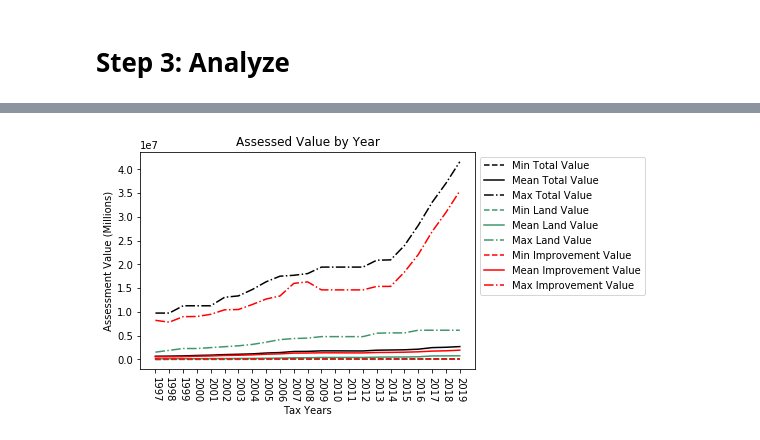
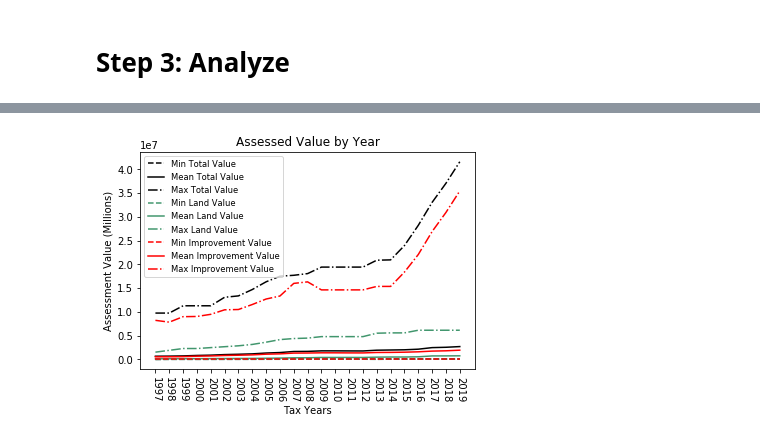
Before and after one commit to strmwtr/downtown_assessments, a Jupyter notebook: Downtown Assessments.ipynb, the cells around one changed output, grey strips where cells are left out. Saved outputs shown, nothing was run; the diff lists cells and outputs as text; code cells hidden in the pictures.

```diff
--- a/Downtown Assessments.ipynb
+++ b/Downtown Assessments.ipynb
@@ -87,20 +91,15 @@ Real Estate (All Assessments) Dataset : http://opendata.charlottesville.org/data
 * Copy the Query URL link and augment the link to match your query
 * Use the augmented link to pull data directly from the Open Data portal using the code below
 # %%
-# importing the requests library
-import requests
-
 formatted_pins = [f'%27{x}%27' for x in df['PIN'].unique()]
 formatted_pins_1 = formatted_pins
 formatted_pins_1 = ','.join(formatted_pins_1)
 
-url1 = f"https://gisweb.charlottesville.org/arcgis/rest/services/OpenData_2/MapServer/2/query?where=UPPER(ParcelNumber)%20in%20({formatted_pins_1})%20&outFields=ParcelNumber,LandValue,ImprovementValue,TotalValue,TaxYear&outSR=4326&f=json"
+assessment_url = f"https://gisweb.charlottesville.org/arcgis/rest/services/OpenData_2/MapServer/2/query?where=UPPER(ParcelNumber)%20in%20({formatted_pins_1})%20&outFields=ParcelNumber,LandValue,ImprovementValue,TotalValue,TaxYear&outSR=4326&f=json"
 
-r1 = requests.get(url1)
+assessment_request = requests.get(assessment_url)
 
-d1 = r1.json()
-
-#print(r1)
+d1 = assessment_request.json()
 # %% [markdown]
 After testing the requests.get(url), I can request up to 120 parcels at a time before recieving a 404 Error. I have 126 parcels of interest. I will break my request up into 2 parts, [:75] and [75:].
 # %% [markdown]
@@ -177,26 +154,24 @@ assessment_chart_df
 # %%
-from matplotlib import pyplot as plt
-
 plt.plot(assessment_chart_df['Tax Year'], assessment_chart_df['Min Total Value'], linestyle = '--', color = '#000000', label='Min Total Value')
 plt.plot(assessment_chart_df['Tax Year'], assessment_chart_df['Mean Total Value'], linestyle = '-', color = '#000000', label='Mean Total Value')
 plt.plot(assessment_chart_df['Tax Year'], assessment_chart_df['Max Total Value'], linestyle = '-.', color = '#000000', label='Max Total Value')
 
 plt.plot(assessment_chart_df['Tax Year'], assessment_chart_df['Min Land Value'], linestyle = '--', color = '#41966d',  label='Min Land Value')
 plt.plot(assessment_chart_df['Tax Year'], assessment_chart_df['Mean Land Value'], linestyle = '-', color = '#41966d', label='Mean Land Value')
 plt.plot(assessment_chart_df['Tax Year'], assessment_chart_df['Max Land Value'],  linestyle = '-.', color = '#41966d', label='Max Land Value')
 
 plt.plot(assessment_chart_df['Tax Year'], assessment_chart_df['Min Improvement Value'], linestyle = '--', color = '#ff0000', label='Min Improvement Value')
 plt.plot(assessment_chart_df['Tax Year'], assessment_chart_df['Mean Improvement Value'], linestyle = '-', color = '#ff0000', label='Mean Improvement Value')
 plt.plot(assessment_chart_df['Tax Year'], assessment_chart_df['Max Improvement Value'], linestyle = '-.', color = '#ff0000', label='Max Improvement Value')
 
 plt.title('Assessed Value by Year')
 plt.xlabel('Tax Years')
 plt.ylabel('Assessment Value (Millions)')
 
 plt.xticks(range(assessment_chart_df['Tax Year'].min(), assessment_chart_df['Tax Year'].max()+1), rotation=270)
 plt.yticks(range(0, int(assessment_chart_df['Max Total Value'].max()), 5000000))
 
-plt.legend(bbox_to_anchor=(1,1))
+plt.legend(fontsize = 'small')
 plt.savefig('plot.png', dpi=300, edgecolor = 'w', orientation='landscape')
 # %% [output]
-[figure, old version]
+[figure, new version]
```
Also changed, not shown: parts of 10 cells of this notebook.
